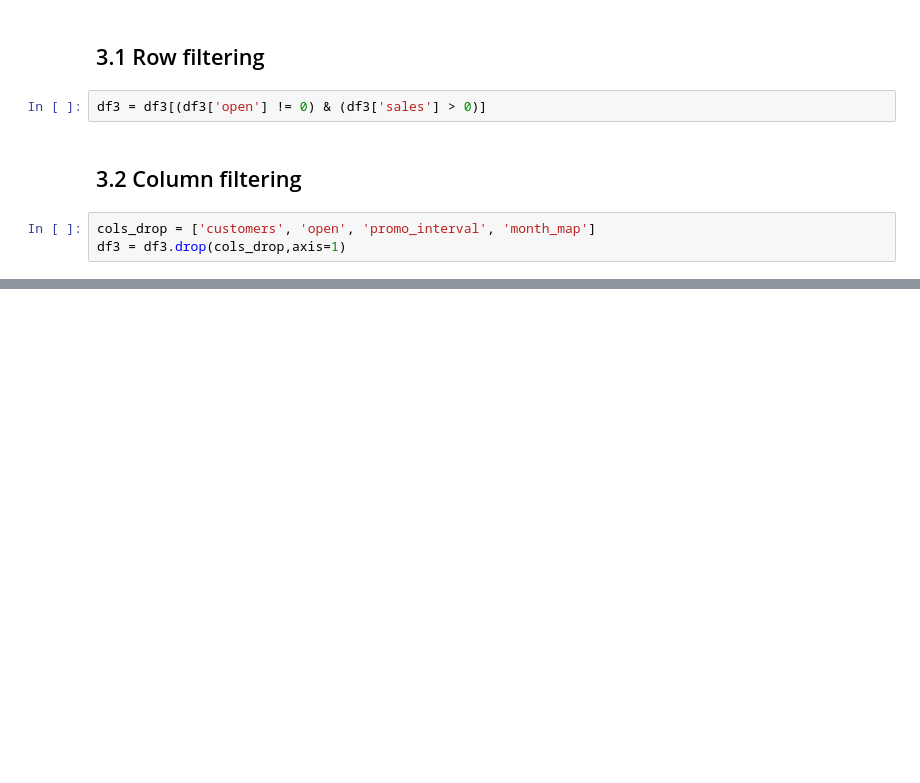
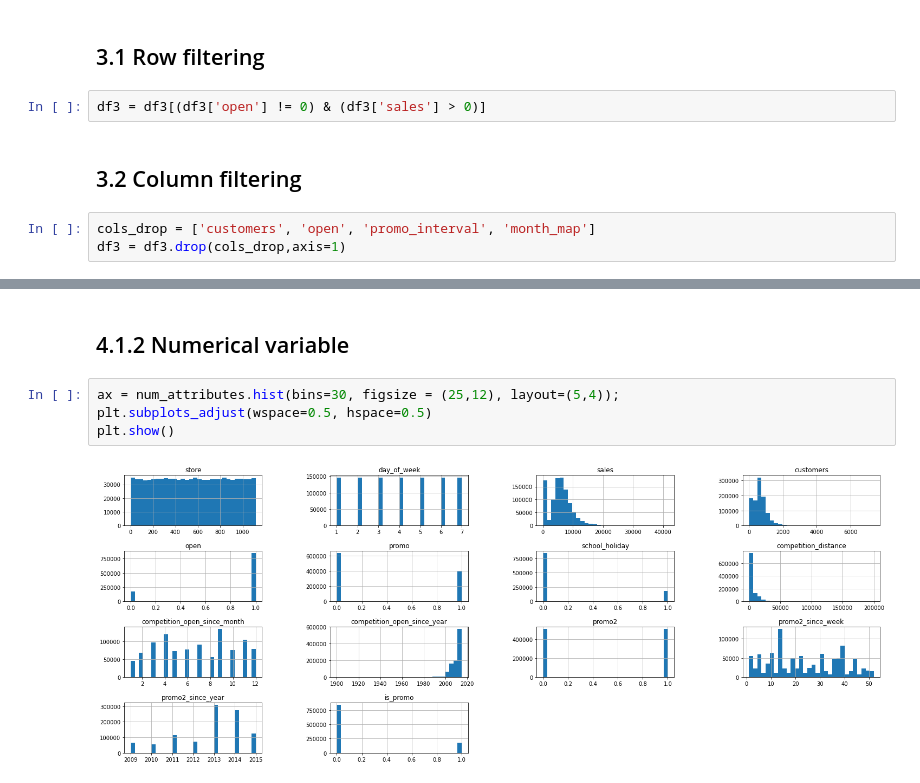
Before and after one commit to diegodinizf/Rossman-Sales, a Jupyter notebook: rossmann-sales-notebook.ipynb, the cells around one changed output, grey strips where cells are left out. Saved outputs shown, nothing was run; the diff lists cells and outputs as text; blank space fills up the shorter version.

```diff
--- a/rossmann-sales-notebook.ipynb
+++ b/rossmann-sales-notebook.ipynb
@@ -296,0 +328,8 @@ df3 = df3.drop(cols_drop,axis=1)
+# %% [markdown]
+## 4.1.2 Numerical variable
+# %%
+ax = num_attributes.hist(bins=30, figsize = (25,12), layout=(5,4));
+plt.subplots_adjust(wspace=0.5, hspace=0.5)
+plt.show()
+# %% [output]
+[figure, added]
```
Also changed, not shown: parts of 10 cells of this notebook.
